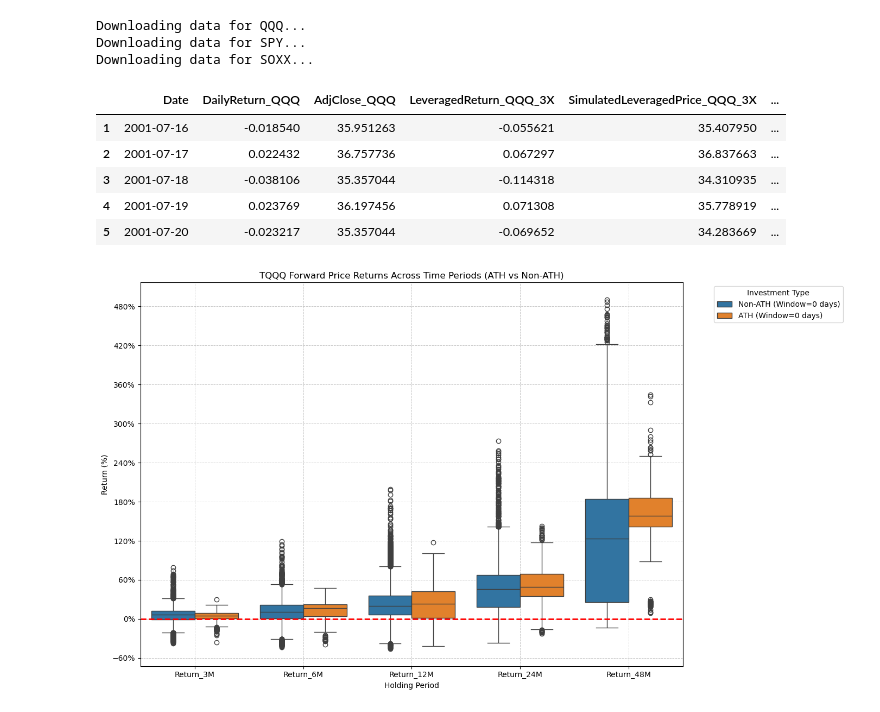
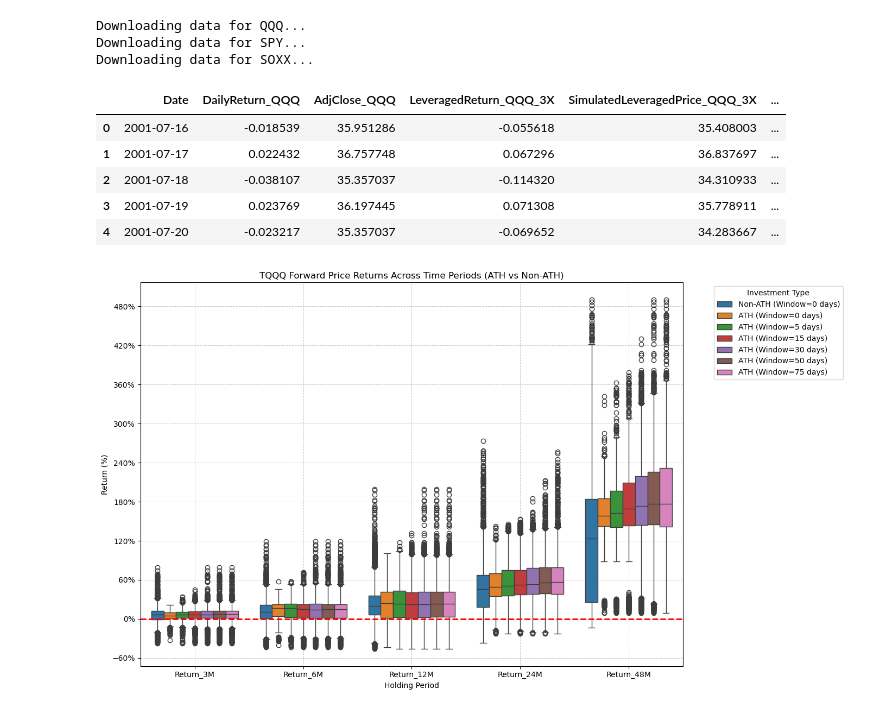
Before and after one commit to SterlingHayden/ATH-Investing-w-Leveraged-ETFs, a Jupyter notebook: Demo-Portfolio.ipynb, the cells around one changed output. Cells and saved outputs as stored; diff of their text form; code cells hidden in the pictures.

Commit message:
fixed index bug that was causing time windows greater than 0 to fail

```diff
--- a/Demo-Portfolio.ipynb
+++ b/Demo-Portfolio.ipynb
@@ -88,10 +88,8 @@ def process_leveraged_data(tickers, leverage_scalars, portfolio_weights):
     weighted_columns_2 = [col for col in result_df.columns if col.startswith('SimulatedLeveragedPrice')]
     result_df['TotalPortfolioPrice'] = result_df[weighted_columns_2].sum(axis=1)
 
-    # Grab the columns of importance
-    #result_df = result_df[['']]
 
-    return result_df.dropna()
+    return result_df.dropna().reset_index(drop=True)
 # %%
 # Define inputs
 tickers = ["QQQ", "SPY", "SOXX"]
@@ -106,11 +104,11 @@ Downloading data for QQQ...
 Downloading data for SPY...
 Downloading data for SOXX...
 |  | Date | DailyReturn_QQQ | AdjClose_QQQ | LeveragedReturn_QQQ_3X | SimulatedLeveragedPrice_QQQ_3X | ... |
-| 1 | 2001-07-16 | -0.018540 | 35.951263 | -0.055621 | 35.407950 | ... |
-| 2 | 2001-07-17 | 0.022432 | 36.757736 | 0.067297 | 36.837663 | ... |
-| 3 | 2001-07-18 | -0.038106 | 35.357044 | -0.114318 | 34.310935 | ... |
-| 4 | 2001-07-19 | 0.023769 | 36.197456 | 0.071308 | 35.778919 | ... |
-| 5 | 2001-07-20 | -0.023217 | 35.357044 | -0.069652 | 34.283669 | ... |
+| 0 | 2001-07-16 | -0.018539 | 35.951286 | -0.055618 | 35.408003 | ... |
+| 1 | 2001-07-17 | 0.022432 | 36.757748 | 0.067296 | 36.837697 | ... |
+| 2 | 2001-07-18 | -0.038107 | 35.357037 | -0.114320 | 34.310933 | ... |
+| 3 | 2001-07-19 | 0.023769 | 36.197445 | 0.071308 | 35.778911 | ... |
+| 4 | 2001-07-20 | -0.023217 | 35.357037 | -0.069652 | 34.283667 | ... |
 # %%
 def find_ath_indices(data, column, window=0):
     """
@@ -199,7 +197,7 @@ def calculate_non_ath_returns_all_periods(data, ath_indices):
     return pd.DataFrame(results)
 # %%
 # Window sizes
-windows = [0]#[0, 5, 15, 30, 50, 75]
+windows = [0, 5, 15, 30, 50, 75]
 combined_results = []
 for w in windows:
     ############### this is now only lookin at when our portfolio is at an ath. Maybe change this?   #############
@@ -227,31 +225,31 @@ melted_df = final_combined_df.melt(
     value_vars=['Return_3M', 'Return_6M', 'Return_12M', 'Return_24M', 'Return_48M'],
     var_name='Holding Period',
     value_name='Return'
 )
 
 # Create boxplots
 plt.figure(figsize=(14, 8))
 sns.boxplot(
     data=melted_df,
     x='Holding Period',
     y='Return',
     hue='Group',
     palette='tab10'
 )
 
 from matplotlib.ticker import PercentFormatter, MaxNLocator
 # Customize plot aesthetics
 plt.title('TQQQ Forward Price Returns Across Time Periods (ATH vs Non-ATH)')
 plt.xlabel('Holding Period')
 plt.ylabel('Return (%)')
 plt.gca().yaxis.set_major_formatter(PercentFormatter(1))  # y-axis as percentages
 plt.gca().yaxis.set_major_locator(MaxNLocator(nbins=10))  # Add more ticks on the y-axis
 plt.grid(True, which='major', linestyle='--', linewidth=0.7, alpha=0.7)  # Add a grid
 plt.axhline(0, color='red', linestyle='--', linewidth=2)  # Add a baseline for 0% return
 plt.legend(title='Investment Type', bbox_to_anchor=(1.05, 1), loc='upper left')
 plt.tight_layout()
 
 # Show the plot
 plt.show()
 # %% [output]
-[figure, old version]
+[figure, new version]
```
